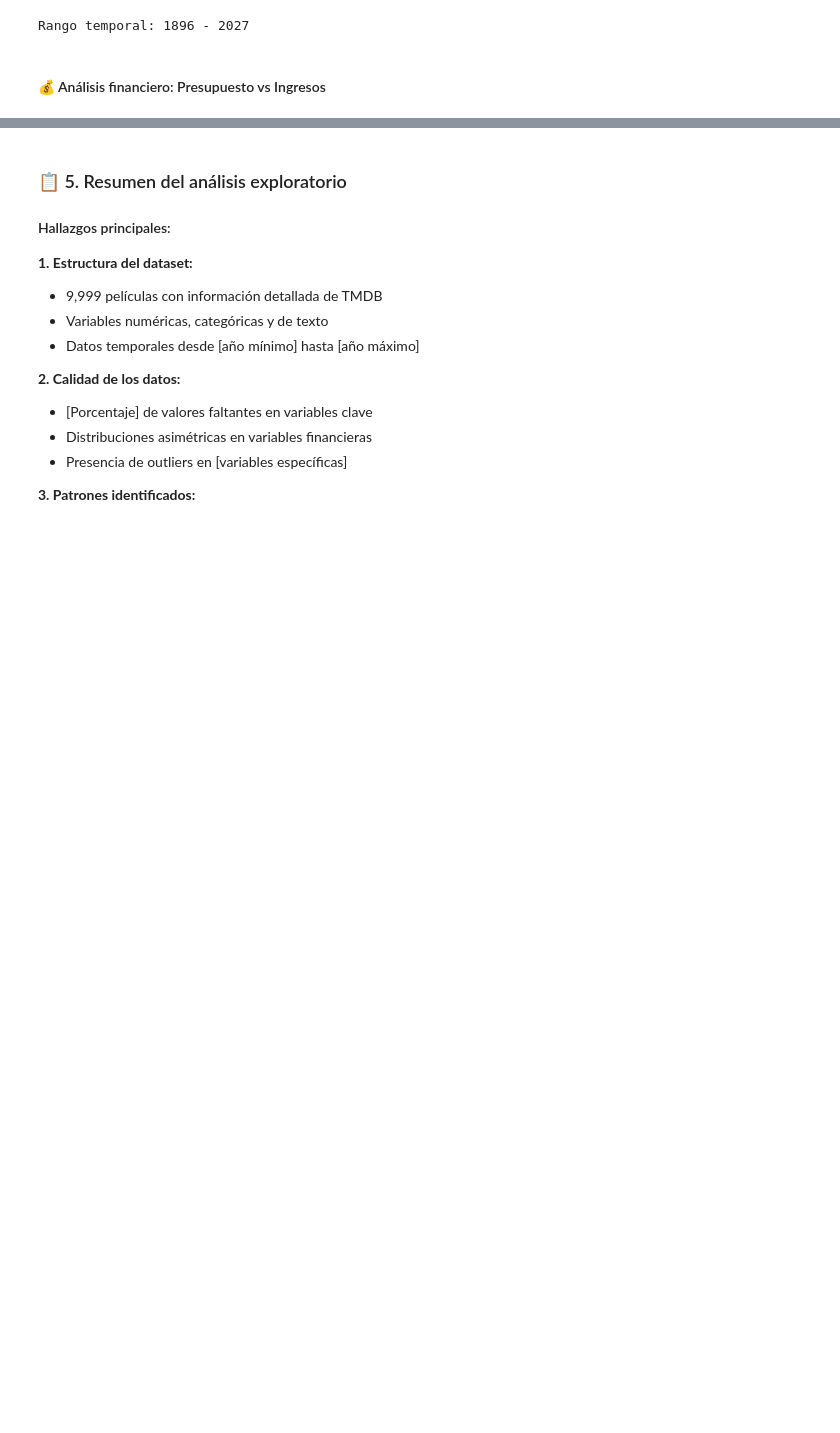
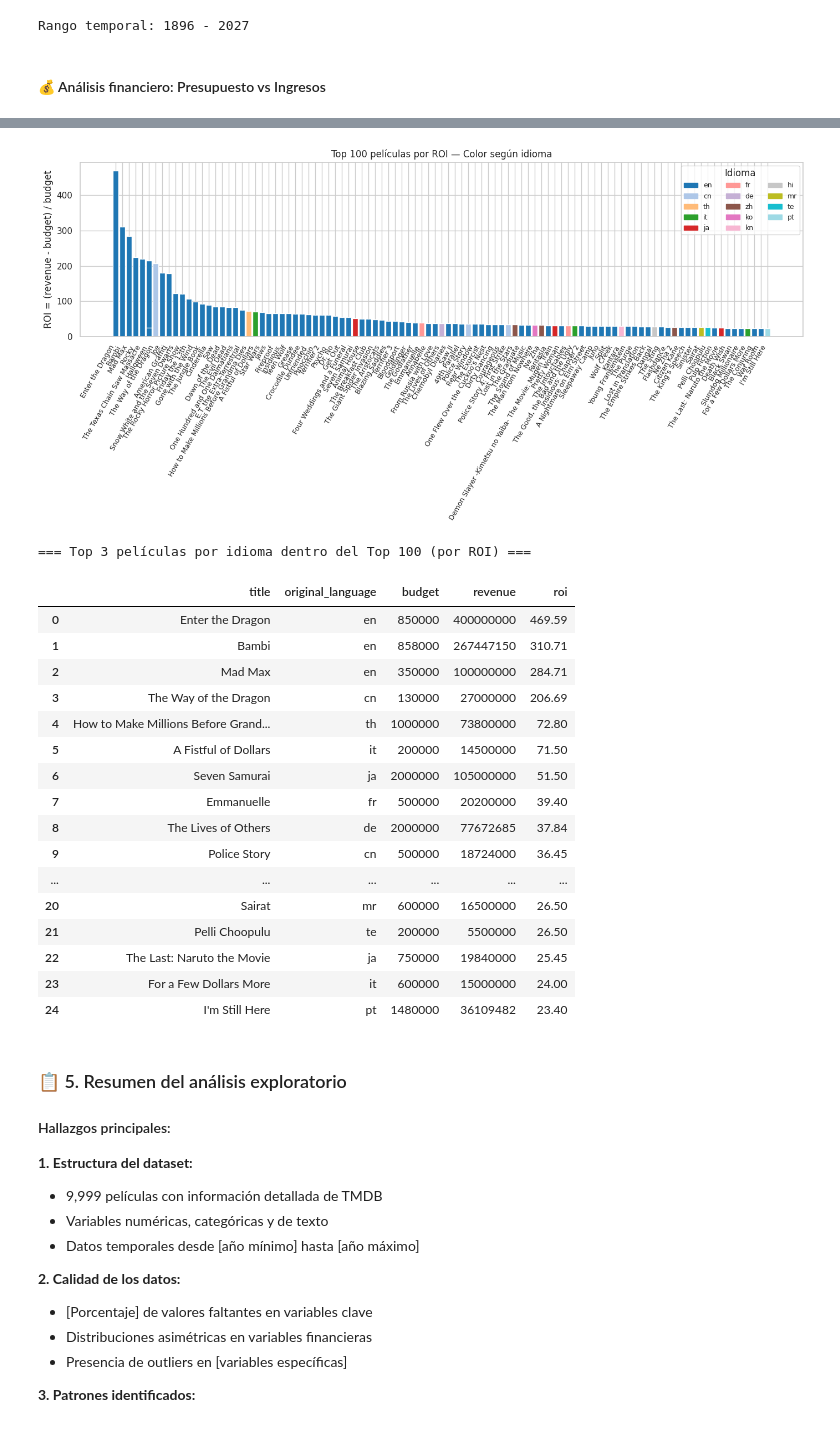
Before and after one commit to david-wis/filmining-scraper, a Jupyter notebook: notebooks/tp2.ipynb, the cells around one changed output, grey strips where cells are left out. Saved outputs shown, nothing was run; the diff lists cells and outputs as text; code cells hidden in the pictures; blank space fills up the shorter version.

```diff
--- a/notebooks/tp2.ipynb
+++ b/notebooks/tp2.ipynb
@@ -563,11 +506,11 @@ print("=== DETECCIÓN DE OUTLIERS ===")
 if available_vars:
     fig, axes = plt.subplots(2, 3, figsize=(18, 12))
     axes = axes.ravel()
-
+    # dropna() removes only missing values (NaN) from a
     for i, var in enumerate(available_vars):
         if i < len(axes):
             # Boxplot
-            box_data = df_movies[var].dropna()
+            box_data = df_movies[(df_movies[var] != 0)][var] if var in ['runtime', 'budget', 'revenue'] else df_movies[var]
             axes[i].boxplot(box_data, patch_artist=True)
             axes[i].set_title(f'Boxplot de {var}')
             axes[i].set_ylabel(var)
@@ -908,3 +887,77 @@ display(top_by_lang[cols_show])
+# %%
+# --- Top 100: ROI por película (color según idioma) + Top 3 por idioma en Top 100 ---
+
+# Calcular ROI clásico si no está
+df_valid = df_movies.copy()
+df_valid["roi"] = np.where(
+    (df_valid["budget"] > 100000) & df_valid["revenue"].notna(),
+    (df_valid["revenue"] - df_valid["budget"]) / df_valid["budget"],
+    np.nan
+)
+df_valid = df_valid[df_valid["roi"].notna()].copy()
+
+# Top 100 y Top 100 por ROI
+top100 = df_valid.sort_values("roi", ascending=False).head(100).copy()
+
+
+# Colores por idioma usando un colormap
+langs = top100["original_language"].astype(str)
+uniq_langs = langs.unique()
+cmap = plt.get_cmap("tab20", len(uniq_langs))
+lang_to_color = {lang: cmap(i) for i, lang in enumerate(uniq_langs)}
+bar_colors = [lang_to_color[lang] for lang in langs]
+
+# --- Barplot: ROI por película (Top 100) con escala logarítmica ---
+plt.figure(figsize=(14, 7))
+bars = plt.bar(top100["title"], top100["roi"], color=bar_colors)
+
+plt.ylabel("ROI = (revenue - budget) / budget")
+plt.title("Top 100 películas por ROI — Color según idioma")
+plt.xticks(rotation=60, ha="right", fontsize=9)
+
+# Leyenda de idiomas
+handles = [plt.Rectangle((0,0),1,1, color=lang_to_color[lang]) for lang in uniq_langs]
+plt.legend(handles, uniq_langs, title="Idioma", fontsize=9, ncol=3)
+
+# Escala logarítmica para mejorar la comparación
+
+plt.tight_layout()
+plt.show()
+
+# --- Tabla: Top 3 películas por idioma dentro del Top 100 (por ROI) ---
+cols_show = ["title", "original_language", "release_year", "budget", "revenue", "roi"]
+cols_show = [c for c in cols_show if c in top100.columns]
+
+top_by_lang = (top100
+               .sort_values(["original_language", "roi"], ascending=[True, False])
+               .groupby("original_language")
+               .head(3))
+
+# Ordenar por ROI (desc)
+top_by_lang = top_by_lang.sort_values("roi", ascending=False).reset_index(drop=True)
+
+print("\n=== Top 3 películas por idioma dentro del Top 100 (por ROI) ===")
+display(top_by_lang[cols_show])
+# %% [output]
+[figure, added]
+=== Top 3 películas por idioma dentro del Top 100 (por ROI) ===
+|  | title | original_language | budget | revenue | roi |
+| 0 | Enter the Dragon | en | 850000 | 400000000 | 469.59 |
+| 1 | Bambi | en | 858000 | 267447150 | 310.71 |
+| 2 | Mad Max | en | 350000 | 100000000 | 284.71 |
+| 3 | The Way of the Dragon | cn | 130000 | 27000000 | 206.69 |
+| 4 | How to Make Millions Before Grand... | th | 1000000 | 73800000 | 72.80 |
+| 5 | A Fistful of Dollars | it | 200000 | 14500000 | 71.50 |
+| 6 | Seven Samurai | ja | 2000000 | 105000000 | 51.50 |
+| 7 | Emmanuelle | fr | 500000 | 20200000 | 39.40 |
+| 8 | The Lives of Others | de | 2000000 | 77672685 | 37.84 |
+| 9 | Police Story | cn | 500000 | 18724000 | 36.45 |
+| ... | ... | ... | ... | ... | ... |
+| 20 | Sairat | mr | 600000 | 16500000 | 26.50 |
+| 21 | Pelli Choopulu | te | 200000 | 5500000 | 26.50 |
+| 22 | The Last: Naruto the Movie | ja | 750000 | 19840000 | 25.45 |
+| 23 | For a Few Dollars More | it | 600000 | 15000000 | 24.00 |
+| 24 | I'm Still Here | pt | 1480000 | 36109482 | 23.40 |
 # %% [markdown]
 ### 📋 5. Resumen del análisis exploratorio
 
```
Also changed, not shown: parts of 20 cells of this notebook.
